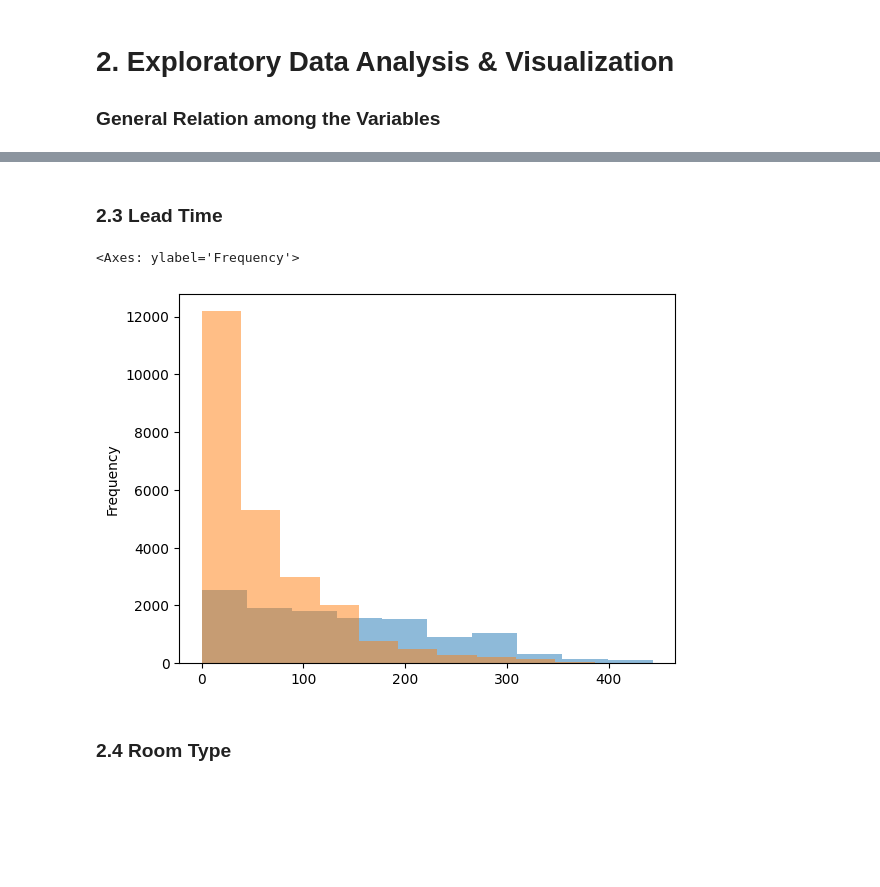
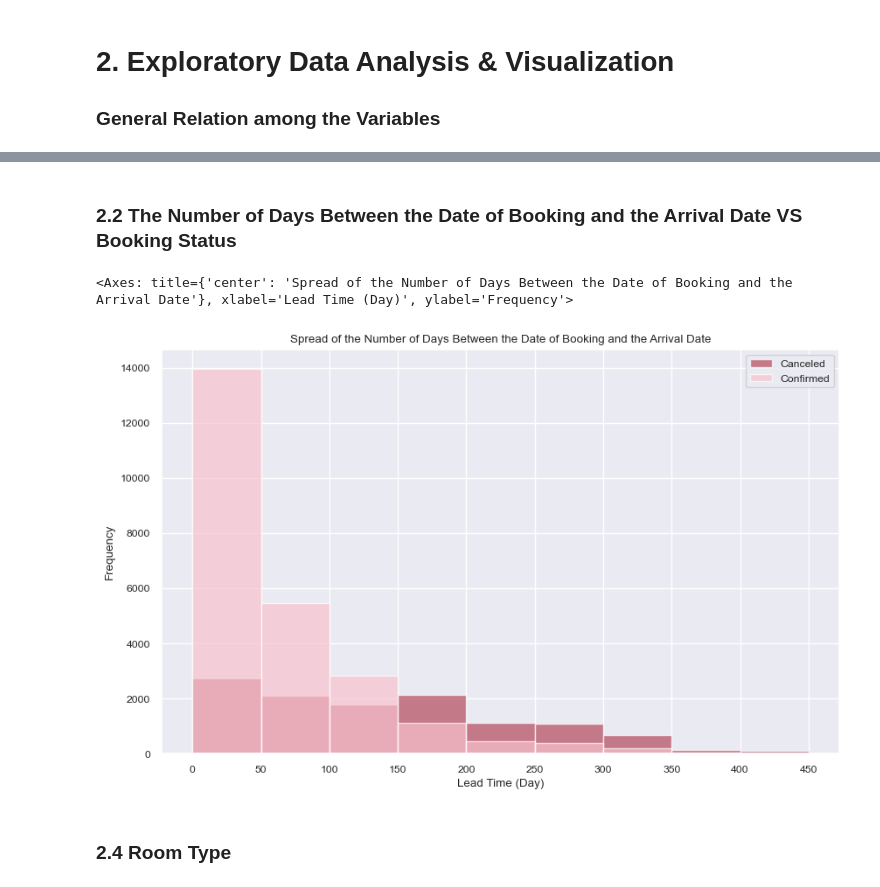
Before and after one commit to jh22d/BookedUp, a Jupyter notebook: Final_Project.ipynb, the cells around one changed output, grey strips where cells are left out. Cells and saved outputs as stored; diff of their text form; code cells hidden in the pictures; blank space fills up the shorter version.

```diff
--- a/Final_Project.ipynb
+++ b/Final_Project.ipynb
@@ -248,11 +254,23 @@ component['Not_Canceled'].plot(kind = 'pie', ax = ax[1], autopct = '%1.1f%%')
 # %% [markdown]
-### 2.3 Lead Time
+### 2.2 The Number of Days Between the Date of Booking and the Arrival Date VS Booking Status
-# %%
-fig, ax1 = plt.subplots()
-rsvn.loc[rsvn['booking_status'] == 'Canceled','lead_time'].plot(kind = 'hist', ax = ax1, alpha=0.5)
-rsvn.loc[rsvn['booking_status'] == 'Not_Canceled','lead_time'].plot(kind = 'hist', ax = ax1, alpha=0.5)
-# %% [output]
-<Axes: ylabel='Frequency'>
-[figure, removed]
+# %%
+def leadt_plot(s1, s2, alp, loco, lolg):
+    fig, ax = plt.subplots(figsize = (10,6))
+    s1.plot(kind = 'hist', ax = ax, alpha = alp, color = loco[2], bins = range(0,500,50))
+    s2.plot(kind = 'hist', ax = ax, alpha = alp, color = loco[1], bins = range(0,500,50))
+    ax.set_title('Spread of the Number of Days Between the Date of Booking and the Arrival Date')
+    ax.set_xlabel('Lead Time (Day)')
+    plt.xticks(range(0,500,50))
+    plt.legend(lolg)
+
+    return ax
+# %%
+lead_cx = rsvn.loc[rsvn['booking_status'] == 'Canceled','lead_time']
+lead_ncx = rsvn.loc[rsvn['booking_status'] == 'Not_Canceled','lead_time']
+# %%
+leadt_plot(lead_cx, lead_ncx, 0.7, colors, ['Canceled', 'Confirmed'])
+# %% [output]
+<Axes: title={'center': 'Spread of the Number of Days Between the Date of Booking and the Arrival Date'}, xlabel='Lead Time (Day)', ylabel='Frequency'>
+[figure, added]
 # %% [markdown]
 ### 2.4 Room Type
```
Also changed, not shown: parts of 18 cells of this notebook, 1 other file.
